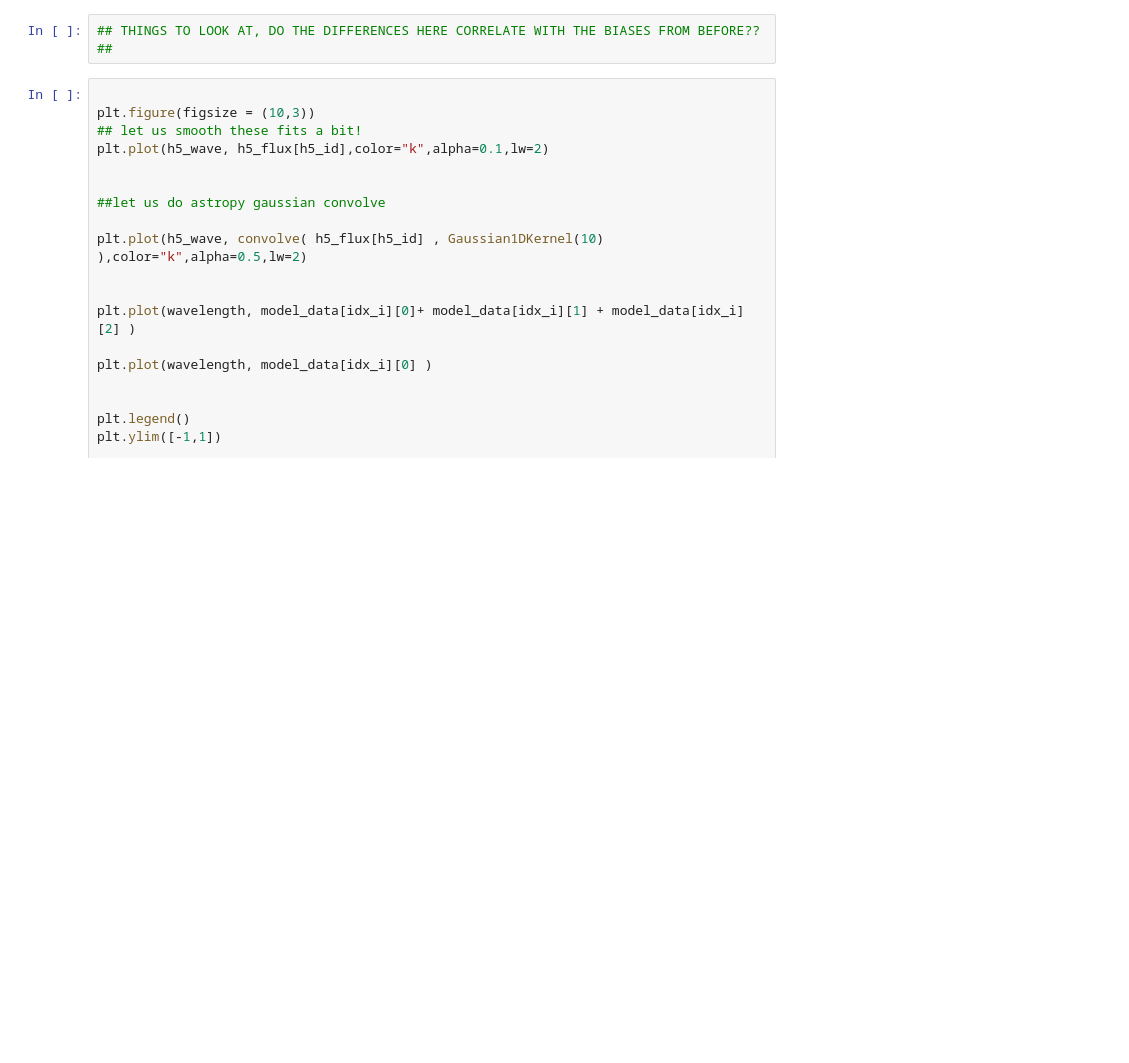
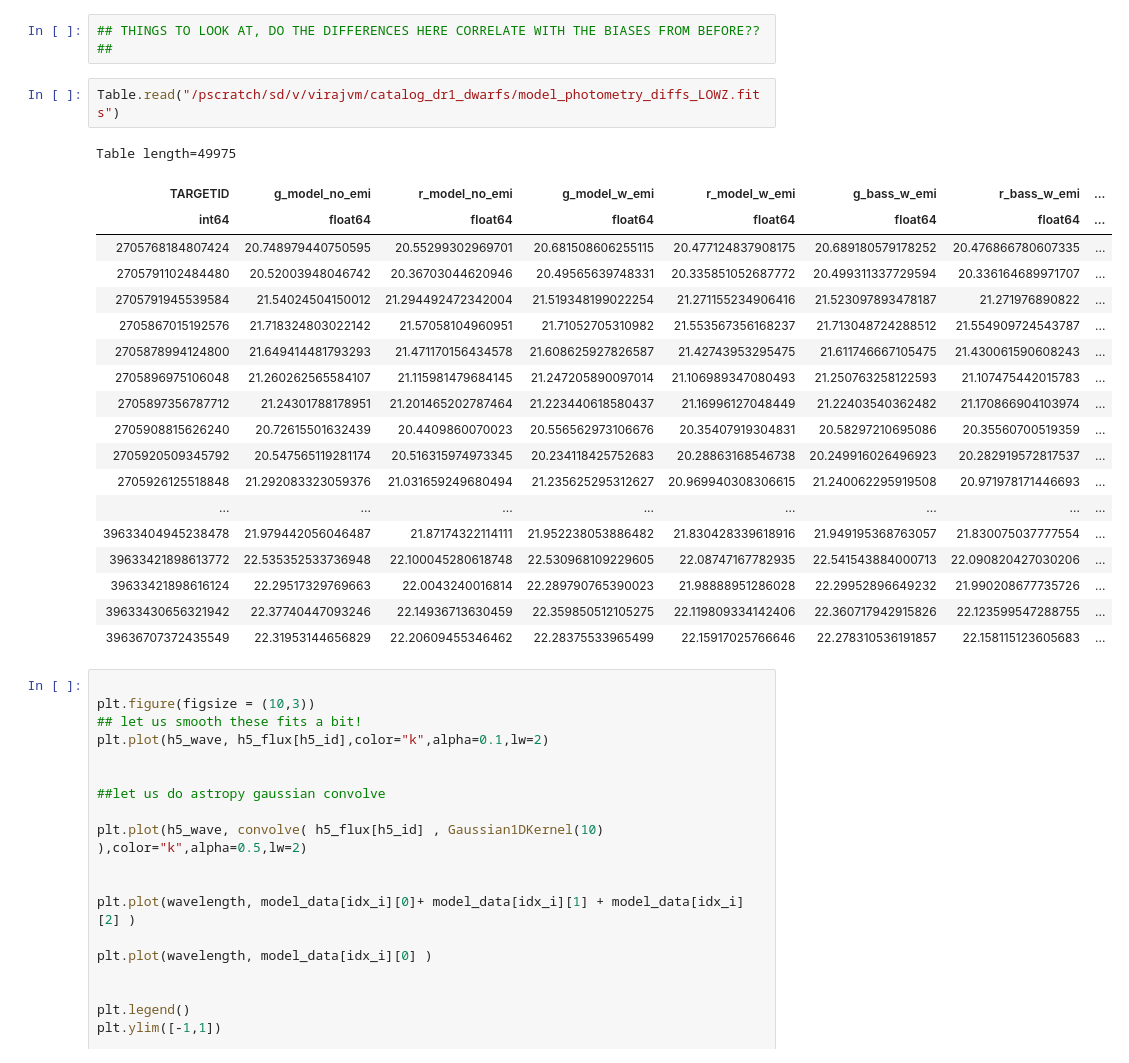
Before and after one commit to virajvman/desi_dwarfs, a Jupyter notebook: notebooks/catalog_paper/stellar_mass_investigate.ipynb, the cells around one changed output. Cells and saved outputs as stored; diff of their text form; blank space fills up the shorter version.

```diff
--- a/notebooks/catalog_paper/stellar_mass_investigate.ipynb
+++ b/notebooks/catalog_paper/stellar_mass_investigate.ipynb
@@ -668,6 +665,28 @@ plt.show()
 # %%
 ## THINGS TO LOOK AT, DO THE DIFFERENCES HERE CORRELATE WITH THE BIASES FROM BEFORE??
 ##
+# %%
+Table.read("/pscratch/sd/v/virajvm/catalog_dr1_dwarfs/model_photometry_diffs_LOWZ.fits")
+# %% [output]
+Table length=49975
+| TARGETID | g_model_no_emi | r_model_no_emi | g_model_w_emi | r_model_w_emi | g_bass_w_emi | r_bass_w_emi | ... |
+| int64 | float64 | float64 | float64 | float64 | float64 | float64 | ... |
+| 2705768184807424 | 20.748979440750595 | 20.55299302969701 | 20.681508606255115 | 20.477124837908175 | 20.689180579178252 | 20.476866780607335 | ... |
+| 2705791102484480 | 20.52003948046742 | 20.36703044620946 | 20.49565639748331 | 20.335851052687772 | 20.499311337729594 | 20.336164689971707 | ... |
+| 2705791945539584 | 21.54024504150012 | 21.294492472342004 | 21.519348199022254 | 21.271155234906416 | 21.523097893478187 | 21.271976890822 | ... |
+| 2705867015192576 | 21.718324803022142 | 21.57058104960951 | 21.71052705310982 | 21.553567356168237 | 21.713048724288512 | 21.554909724543787 | ... |
+| 2705878994124800 | 21.649414481793293 | 21.471170156434578 | 21.608625927826587 | 21.42743953295475 | 21.611746667105475 | 21.430061590608243 | ... |
+| 2705896975106048 | 21.260262565584107 | 21.115981479684145 | 21.247205890097014 | 21.106989347080493 | 21.250763258122593 | 21.107475442015783 | ... |
+| 2705897356787712 | 21.24301788178951 | 21.201465202787464 | 21.223440618580437 | 21.16996127048449 | 21.22403540362482 | 21.170866904103974 | ... |
+| 2705908815626240 | 20.72615501632439 | 20.4409860070023 | 20.556562973106676 | 20.35407919304831 | 20.58297210695086 | 20.35560700519359 | ... |
+| 2705920509345792 | 20.547565119281174 | 20.516315974973345 | 20.234118425752683 | 20.28863168546738 | 20.249916026496923 | 20.282919572817537 | ... |
+| 2705926125518848 | 21.292083323059376 | 21.031659249680494 | 21.235625295312627 | 20.969940308306615 | 21.240062295919508 | 20.971978171446693 | ... |
+| ... | ... | ... | ... | ... | ... | ... | ... |
+| 39633404945238478 | 21.979442056046487 | 21.87174322114111 | 21.952238053886482 | 21.830428339618916 | 21.949195368763057 | 21.830075037777554 | ... |
+| 39633421898613772 | 22.535352533736948 | 22.100045280618748 | 22.530968109229605 | 22.08747167782935 | 22.541543884000713 | 22.090820427030206 | ... |
+| 39633421898616124 | 22.29517329769663 | 22.0043240016814 | 22.289790765390023 | 21.98888951286028 | 22.29952896649232 | 21.990208677735726 | ... |
+| 39633430656321942 | 22.37740447093246 | 22.14936713630459 | 22.359850512105275 | 22.119809334142406 | 22.360717942915826 | 22.123599547288755 | ... |
+| 39636707372435549 | 22.31953144656829 | 22.20609455346462 | 22.28375533965499 | 22.15917025766646 | 22.278310536191857 | 22.158115123605683 | ... |
 # %%
 
 plt.figure(figsize = (10,3))
```
Also changed, not shown: parts of 26 cells of this notebook, 3 other files.
